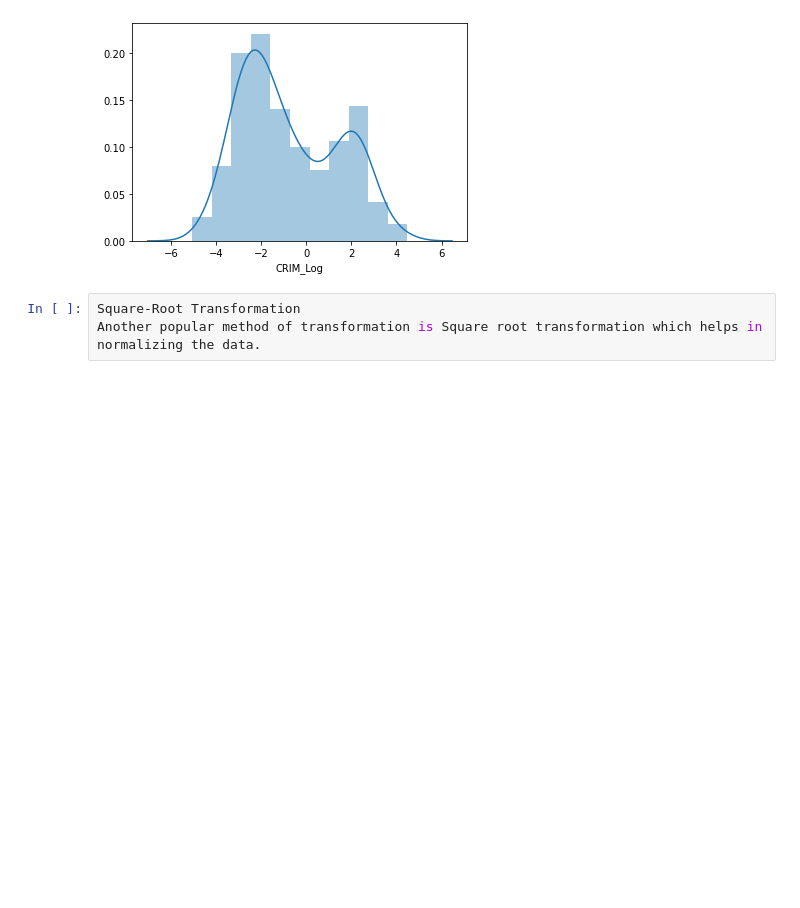
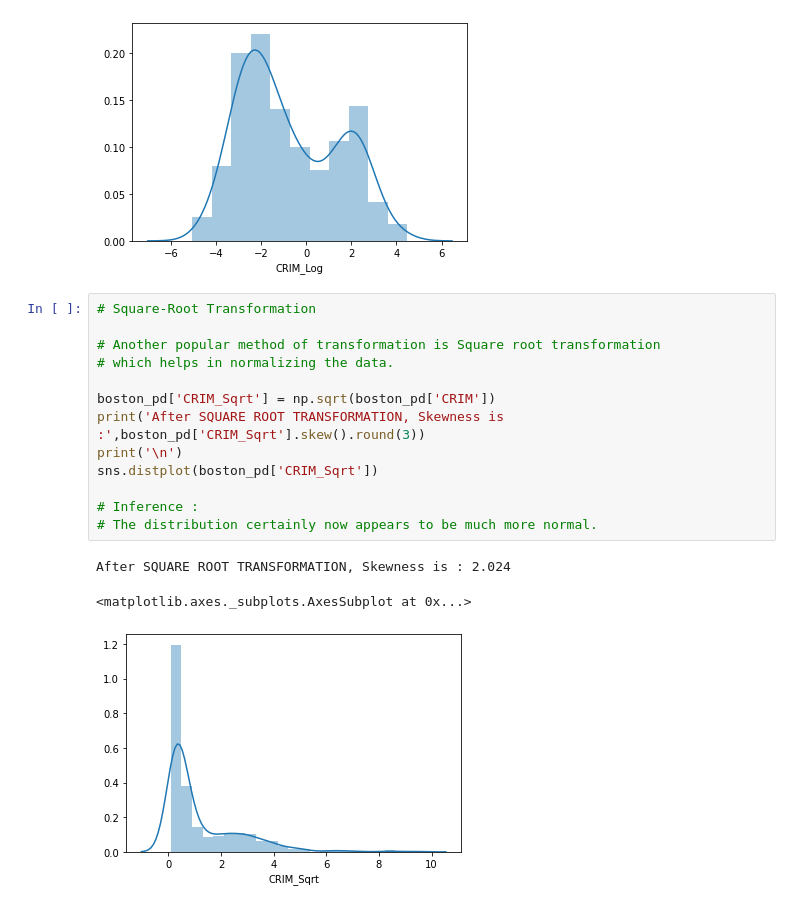
Before and after one commit to sandipanpaul21/Machine-Learning-in-Python-Code, a Jupyter notebook: 05_Feature_Engineering.ipynb, the cells around one changed output. Cells and saved outputs as stored; diff of their text form; blank space fills up the shorter version.

```diff
--- a/05_Feature_Engineering.ipynb
+++ b/05_Feature_Engineering.ipynb
@@ -111,5 +127,19 @@ After LOG TRANSFORMATION, Skewness is : 0.406
 <matplotlib.axes._subplots.AxesSubplot at 0x...>
 [figure]
 # %%
-Square-Root Transformation
-Another popular method of transformation is Square root transformation which helps in normalizing the data.
+# Square-Root Transformation
+
+# Another popular method of transformation is Square root transformation
+# which helps in normalizing the data.
+
+boston_pd['CRIM_Sqrt'] = np.sqrt(boston_pd['CRIM'])
+print('After SQUARE ROOT TRANSFORMATION, Skewness is :',boston_pd['CRIM_Sqrt'].skew().round(3))
+print('\n')
+sns.distplot(boston_pd['CRIM_Sqrt'])
+
+# Inference :
+# The distribution certainly now appears to be much more normal.
+# %% [output]
+After SQUARE ROOT TRANSFORMATION, Skewness is : 2.024
+<matplotlib.axes._subplots.AxesSubplot at 0x...>
+[figure, added]
```
Also changed, not shown: parts of 20 cells of this notebook.
